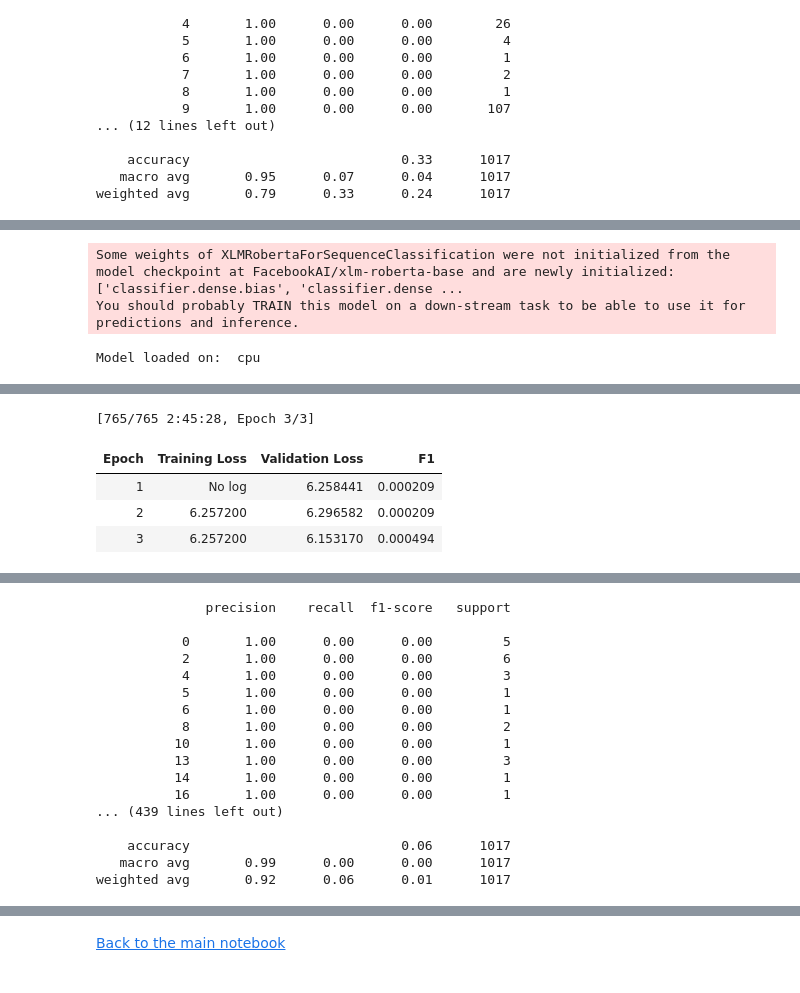
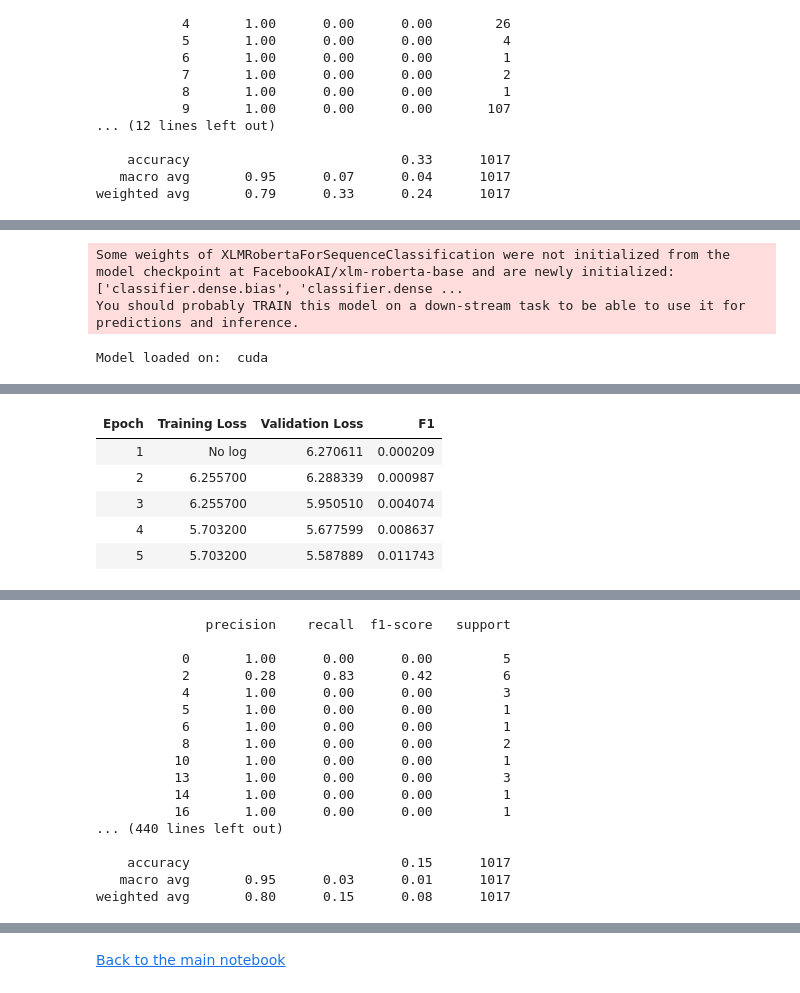
Before and after one commit to NicholasVitsentzatos/Food-Hazard-Detection-Challenge, a Jupyter notebook: PDS 2nd Assignment/Xlm_roberta.ipynb, the cells around one changed output, grey strips where cells are left out. Saved outputs shown, nothing was run; the diff lists cells and outputs as text; code cells hidden in the pictures.

Commit message:
Final check for assignment submission

```diff
--- a/PDS 2nd Assignment/Xlm_roberta.ipynb
+++ b/PDS 2nd Assignment/Xlm_roberta.ipynb
@@ -526,6 +526,7 @@ weighted avg       0.70      0.68      0.65      1017
 # %%
-train_xlm_roberta(version='tuned_xlm_roberta_with_title_on_product_type', x_column='title', y_column='product', stratify=False, learning_rate=5e-5, num_train_epochs=3, weight_decay=0.01, per_device_train_batch_size=16, per_device_eval_batch_size=16)
+# Double check case
+train_xlm_roberta(version='tuned_xlm_roberta_with_text_on_product_type', x_column='text', y_column='product', stratify=False, learning_rate=5e-5, num_train_epochs=5, weight_decay=0.01, per_device_train_batch_size=16, per_device_eval_batch_size=16)
 # %% [output]
 Some weights of XLMRobertaForSequenceClassification were not initialized from the model checkpoint at FacebookAI/xlm-roberta-base and are newly initialized: ['classifier.dense.bias', 'classifier.dense ...
 You should probably TRAIN this model on a down-stream task to be able to use it for predictions and inference.
-Model loaded on:  cpu
+Model loaded on:  cuda
@@ -533,23 +534,24 @@ wandb: WARNING The `run_name` is currently set to the same value as `TrainingArg
-[765/765 2:45:28, Epoch 3/3]
 | Epoch | Training Loss | Validation Loss | F1 |
-| 1 | No log | 6.258441 | 0.000209 |
-| 2 | 6.257200 | 6.296582 | 0.000209 |
-| 3 | 6.257200 | 6.153170 | 0.000494 |
+| 1 | No log | 6.270611 | 0.000209 |
+| 2 | 6.255700 | 6.288339 | 0.000987 |
+| 3 | 6.255700 | 5.950510 | 0.004074 |
+| 4 | 5.703200 | 5.677599 | 0.008637 |
+| 5 | 5.703200 | 5.587889 | 0.011743 |
 [interactive output not drawn]
-              precision    recall  f1-score   support
-
-           0       1.00      0.00      0.00         5
-           2       1.00      0.00      0.00         6
-           4       1.00      0.00      0.00         3
-           5       1.00      0.00      0.00         1
-           6       1.00      0.00      0.00         1
-           8       1.00      0.00      0.00         2
-          10       1.00      0.00      0.00         1
-          13       1.00      0.00      0.00         3
-          14       1.00      0.00      0.00         1
-          16       1.00      0.00      0.00         1
-... (439 lines left out)
-
-    accuracy                           0.06      1017
-   macro avg       0.99      0.00      0.00      1017
-weighted avg       0.92      0.06      0.01      1017
+              precision    recall  f1-score   support
+
+           0       1.00      0.00      0.00         5
+           2       0.28      0.83      0.42         6
+           4       1.00      0.00      0.00         3
+           5       1.00      0.00      0.00         1
+           6       1.00      0.00      0.00         1
+           8       1.00      0.00      0.00         2
+          10       1.00      0.00      0.00         1
+          13       1.00      0.00      0.00         3
+          14       1.00      0.00      0.00         1
+          16       1.00      0.00      0.00         1
+... (440 lines left out)
+
+    accuracy                           0.15      1017
+   macro avg       0.95      0.03      0.01      1017
+weighted avg       0.80      0.15      0.08      1017
```
Also changed, not shown: parts of 7 cells of this notebook, 1 other file.
